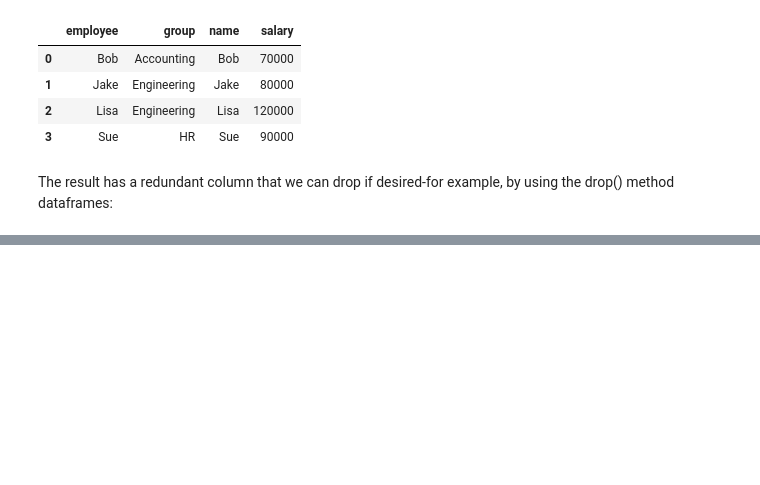
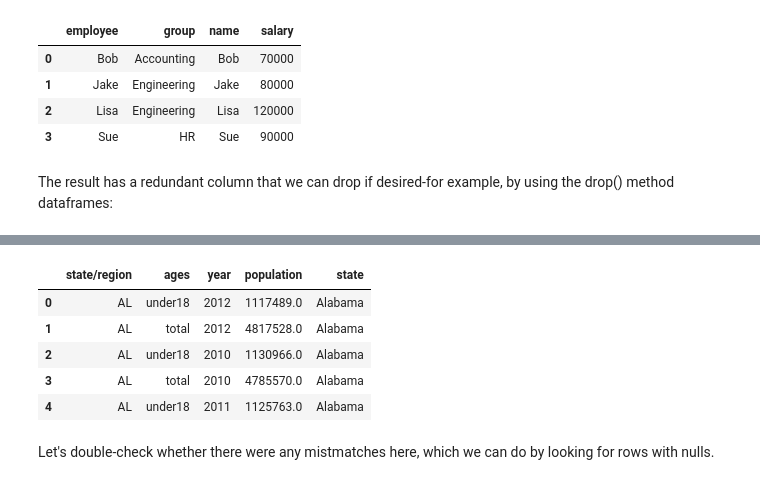
Before and after one commit to jorellano/Pandas, a Jupyter notebook: Combining Datasets/Merge and Join.ipynb, the cells around one changed output, grey strips where cells are left out. Saved outputs shown, nothing was run; the diff lists cells and outputs as text; code cells hidden in the pictures; blank space fills up the shorter version.

```diff
--- a/Combining Datasets/Merge and Join.ipynb
+++ b/Combining Datasets/Merge and Join.ipynb
@@ -196,0 +533,13 @@ pd.merge(df1, df3, left_on="employee", right_on"name").drop('name', axis=1)
+# %%
+merged = merged.drop('abbreviation', 1)
+# %%
+merged.head() # What it looks like after you have dropped column
+# %% [output]
+|  | state/region | ages | year | population | state |
+| 0 | AL | under18 | 2012 | 1117489.0 | Alabama |
+| 1 | AL | total | 2012 | 4817528.0 | Alabama |
+| 2 | AL | under18 | 2010 | 1130966.0 | Alabama |
+| 3 | AL | total | 2010 | 4785570.0 | Alabama |
+| 4 | AL | under18 | 2011 | 1125763.0 | Alabama |
+# %% [markdown]
+Let's double-check whether there were any mistmatches here, which we can do by looking for rows with nulls.
```
Also changed, not shown: parts of 29 cells of this notebook, 3 other files.
